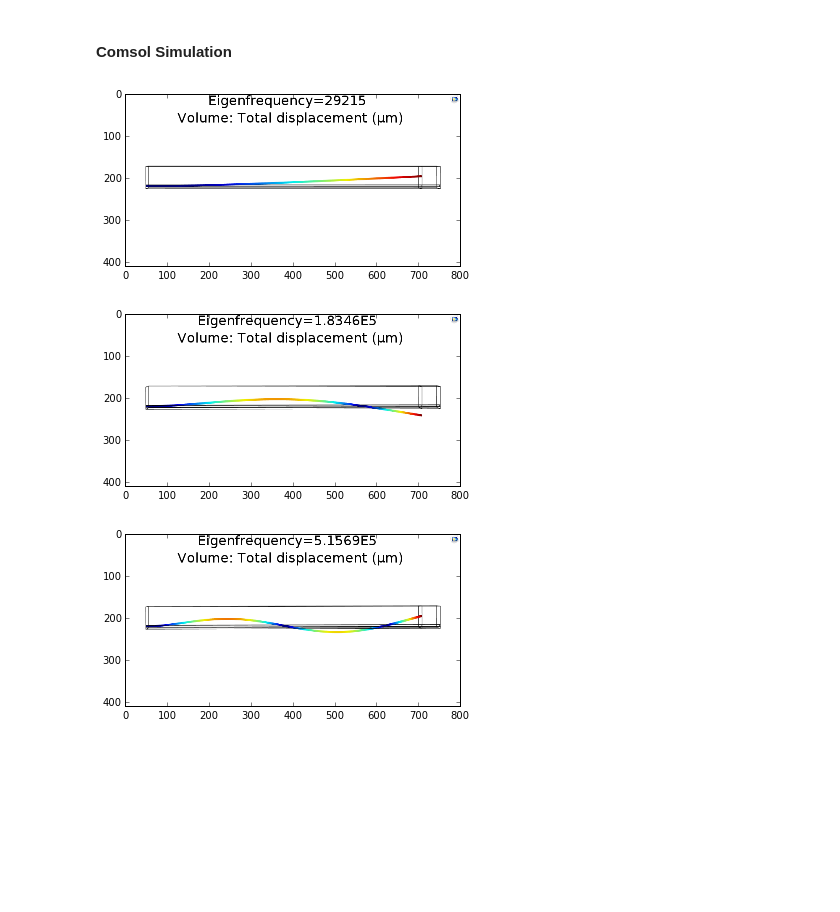
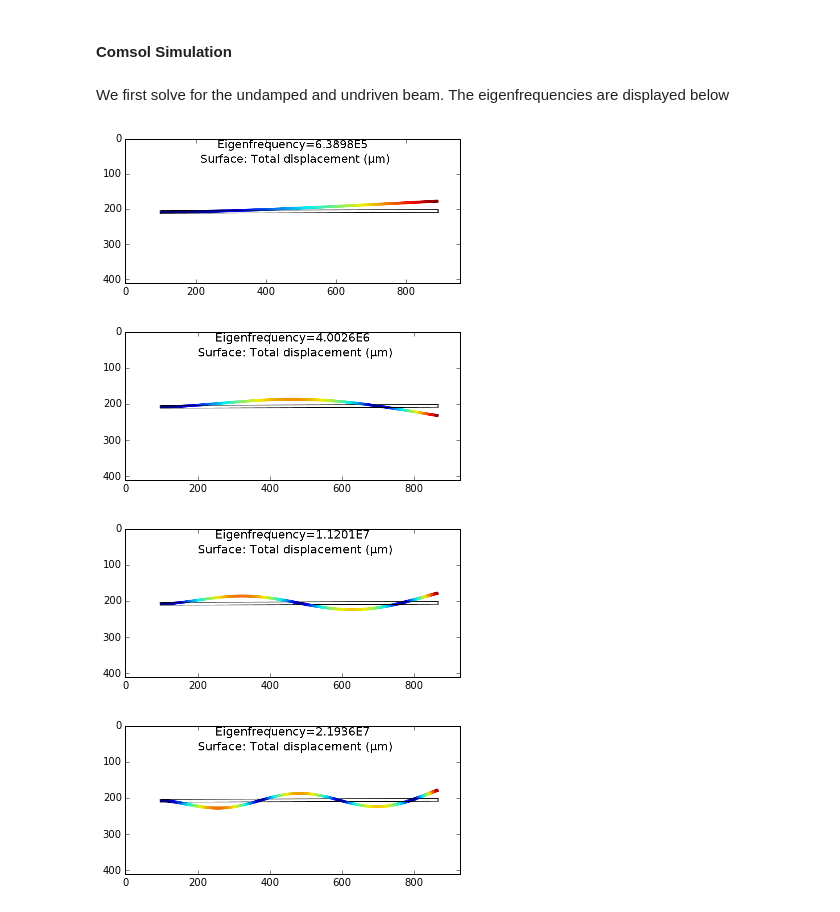
Before and after one commit to jgrebel1/Cantilever, a Jupyter notebook: Cantilever.ipynb, the cells around one changed output. Cells and saved outputs as stored; diff of their text form; code cells hidden in the pictures; blank space fills up the shorter version.

Commit message:
damped driven beam

```diff
--- a/Cantilever.ipynb
+++ b/Cantilever.ipynb
@@ -106,17 +164,21 @@ ax2.plot(f_d,U_n)
 # %% [markdown]
 #### Comsol Simulation
+# %% [markdown]
+We first solve for the undamped and undriven beam. The eigenfrequencies are displayed below
 # %%
-mode1 = mpimg.imread('20150721_cantilever_mode1.png')
-mode2 = mpimg.imread('20150721_cantilever_mode2.png')
-mode3 = mpimg.imread('20150721_cantilever_mode3.png')
+mode1 = mpimg.imread('20150727_cantilever_mode1.png')
+mode2 = mpimg.imread('20150727_cantilever_mode2.png')
+mode3 = mpimg.imread('20150727_cantilever_mode3.png')
+mode4 = mpimg.imread('20150727_cantilever_mode4.png')
 # %%
 
-c_modes = [mode1, mode2, mode3]
+c_modes = [mode1, mode2, mode3, mode4]
 for img in c_modes:
     plt.figure()
     plt.imshow(img)
     plt.show()
 # %% [output]
-[figure, old version]
+[figure, new version]
-[figure, old version]
+[figure, new version]
-[figure, old version]
+[figure, new version]
+[figure, added]
```
Also changed, not shown: parts of 11 cells of this notebook, 7 other files.
